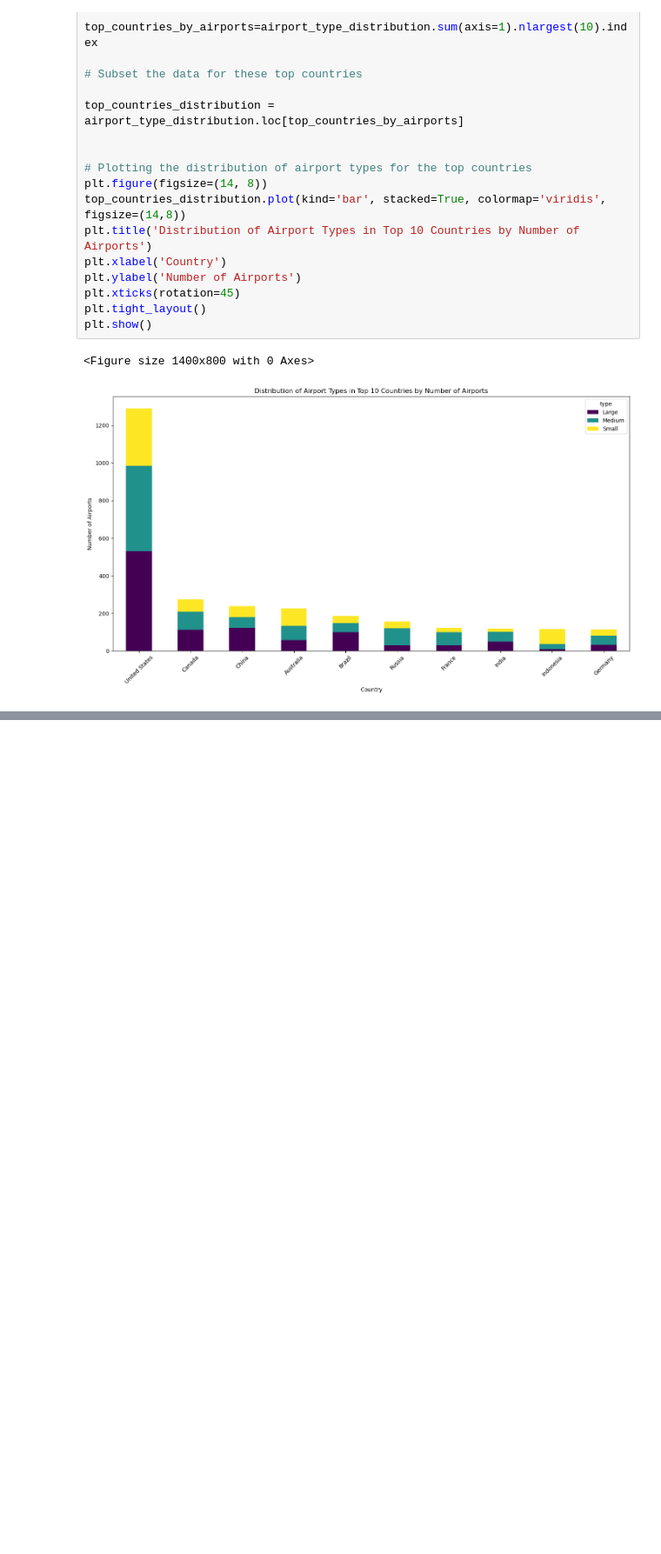
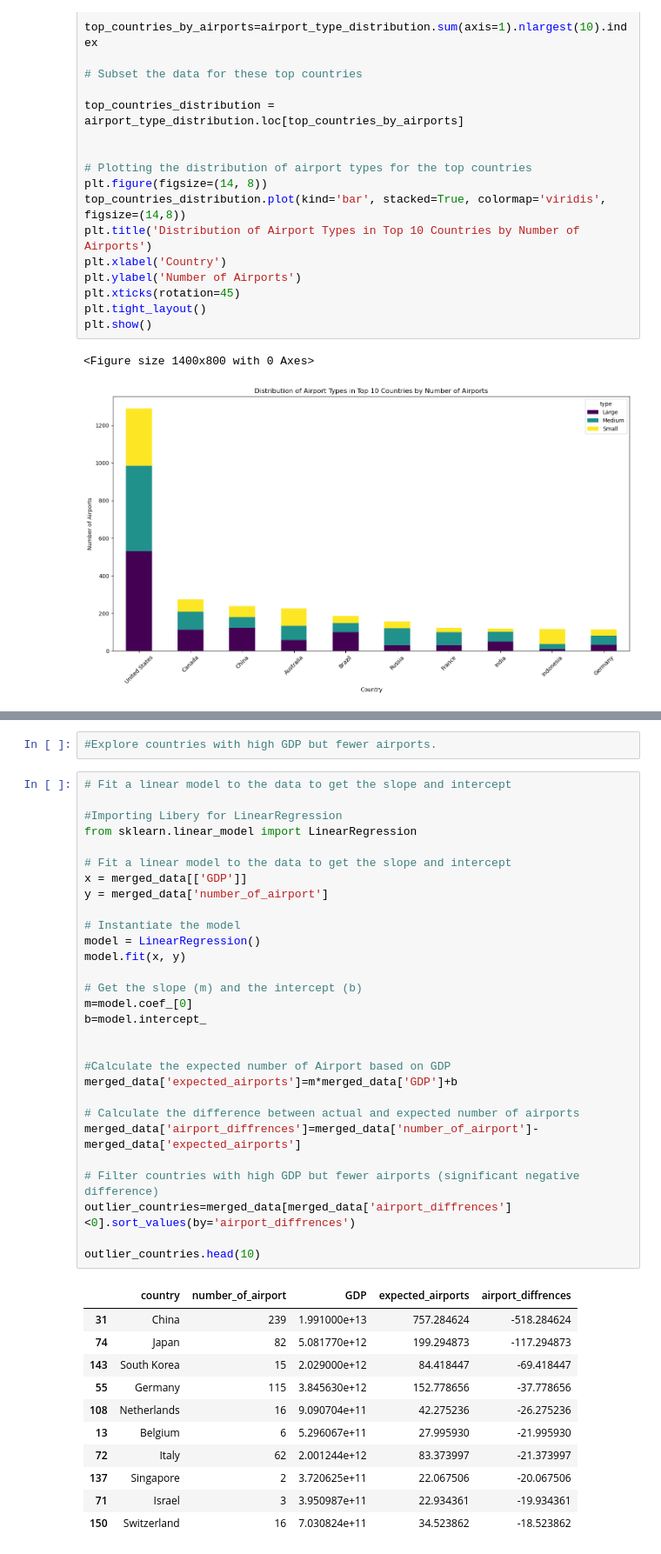
Before and after one commit to Ahnafshabik/LHL-Final-Project-Global-Airport-Analysis-, a Jupyter notebook: Analysis.ipynb, the cells around one changed output, grey strips where cells are left out. Shown: that part at 87% size. Drawn from its saved outputs; the diff is of its cells as text; blank space fills up the shorter version.

```diff
--- a/Analysis.ipynb
+++ b/Analysis.ipynb
@@ -88,0 +155,43 @@ plt.show()
+# %%
+#Explore countries with high GDP but fewer airports.
+# %%
+# Fit a linear model to the data to get the slope and intercept
+
+#Importing Libery for LinearRegression
+from sklearn.linear_model import LinearRegression
+
+# Fit a linear model to the data to get the slope and intercept
+x = merged_data[['GDP']]
+y = merged_data['number_of_airport']
+
+# Instantiate the model
+model = LinearRegression()
+model.fit(x, y)
+
+# Get the slope (m) and the intercept (b)
+m=model.coef_[0]
+b=model.intercept_
+
+
+#Calculate the expected number of Airport based on GDP
+merged_data['expected_airports']=m*merged_data['GDP']+b
+
+# Calculate the difference between actual and expected number of airports
+merged_data['airport_diffrences']=merged_data['number_of_airport']-merged_data['expected_airports']
+
+# Filter countries with high GDP but fewer airports (significant negative difference)
+outlier_countries=merged_data[merged_data['airport_diffrences']<0].sort_values(by='airport_diffrences')
+
+outlier_countries.head(10)
+# %% [output]
+|  | country | number_of_airport | GDP | expected_airports | airport_diffrences |
+| 31 | China | 239 | 1.991000e+13 | 757.284624 | -518.284624 |
+| 74 | Japan | 82 | 5.081770e+12 | 199.294873 | -117.294873 |
+| 143 | South Korea | 15 | 2.029000e+12 | 84.418447 | -69.418447 |
+| 55 | Germany | 115 | 3.845630e+12 | 152.778656 | -37.778656 |
+| 108 | Netherlands | 16 | 9.090704e+11 | 42.275236 | -26.275236 |
+| 13 | Belgium | 6 | 5.296067e+11 | 27.995930 | -21.995930 |
+| 72 | Italy | 62 | 2.001244e+12 | 83.373997 | -21.373997 |
+| 137 | Singapore | 2 | 3.720625e+11 | 22.067506 | -20.067506 |
+| 71 | Israel | 3 | 3.950987e+11 | 22.934361 | -19.934361 |
+| 150 | Switzerland | 16 | 7.030824e+11 | 34.523862 | -18.523862 |
```
Also changed, not shown: parts of 8 cells of this notebook, 5 other files.
